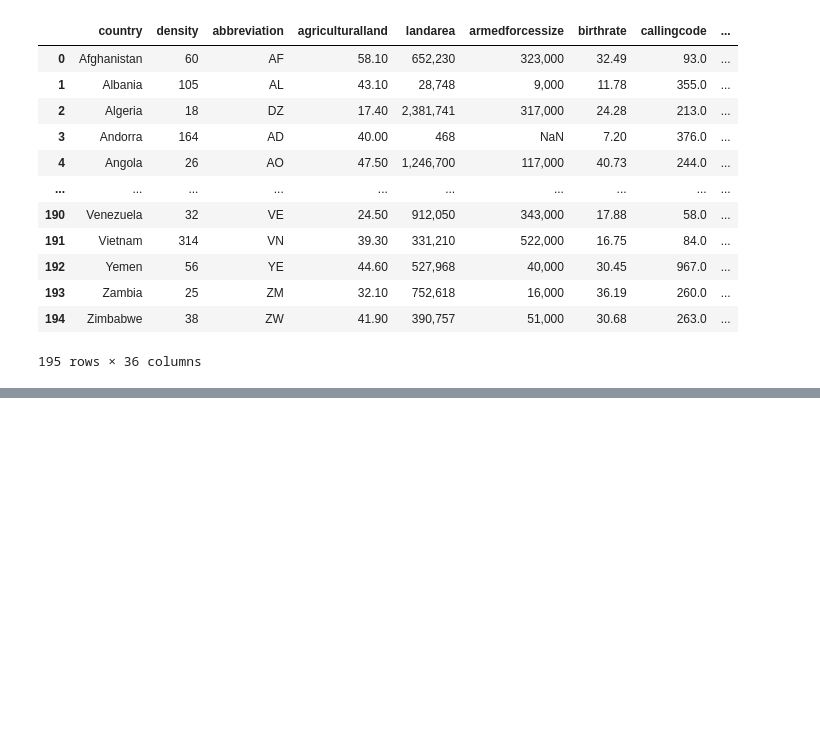
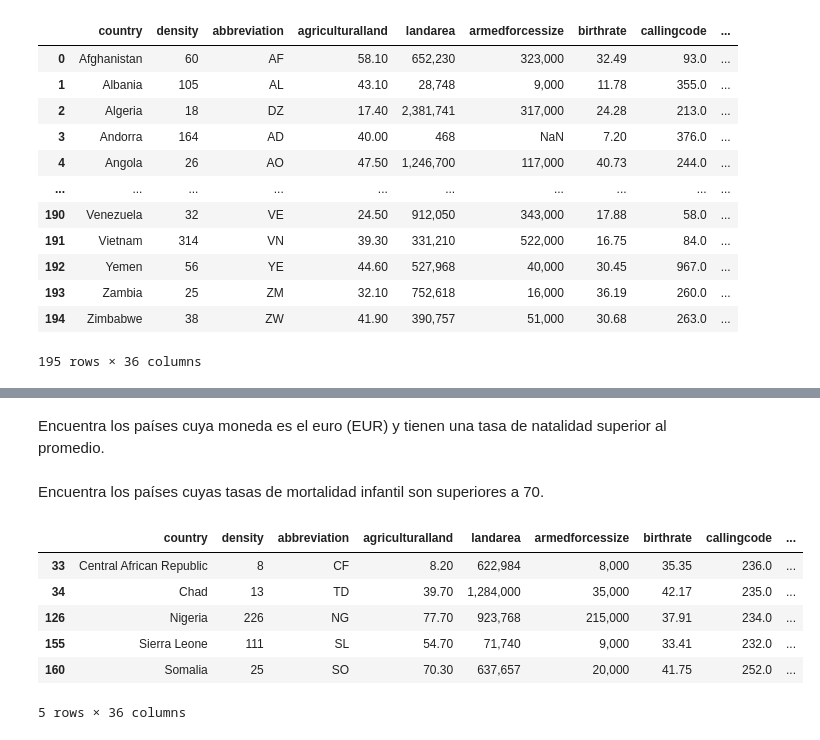
Before and after one commit to Dondiz/PromoG-Modulo3-Sprint1-Pair-Patricia_Nerea, a Jupyter notebook: pair_uniondatos.ipynb, the cells around one changed output, grey strips where cells are left out. Saved outputs shown, nothing was run; the diff lists cells and outputs as text; code cells hidden in the pictures; blank space fills up the shorter version.

```diff
--- a/pair_uniondatos.ipynb
+++ b/pair_uniondatos.ipynb
@@ -265,0 +373,17 @@ df_limpio
+# %% [markdown]
+Encuentra los países cuya moneda es el euro (EUR) y tienen una tasa de natalidad superior al promedio.
+# %% [markdown]
+
+Encuentra los países cuyas tasas de mortalidad infantil son superiores a 70.
+# %%
+mortalidad_infantil = df_limpio[df_limpio['infantmortality'] > 70]
+# %%
+mortalidad_infantil
+# %% [output]
+|  | country | density | abbreviation | agriculturalland | landarea | armedforcessize | birthrate | callingcode | ... |
+| 33 | Central African Republic | 8 | CF | 8.20 | 622,984 | 8,000 | 35.35 | 236.0 | ... |
+| 34 | Chad | 13 | TD | 39.70 | 1,284,000 | 35,000 | 42.17 | 235.0 | ... |
+| 126 | Nigeria | 226 | NG | 77.70 | 923,768 | 215,000 | 37.91 | 234.0 | ... |
+| 155 | Sierra Leone | 111 | SL | 54.70 | 71,740 | 9,000 | 33.41 | 232.0 | ... |
+| 160 | Somalia | 25 | SO | 70.30 | 637,657 | 20,000 | 41.75 | 252.0 | ... |
+5 rows × 36 columns
```
Also changed, not shown: parts of 21 cells of this notebook, 1 other file.
